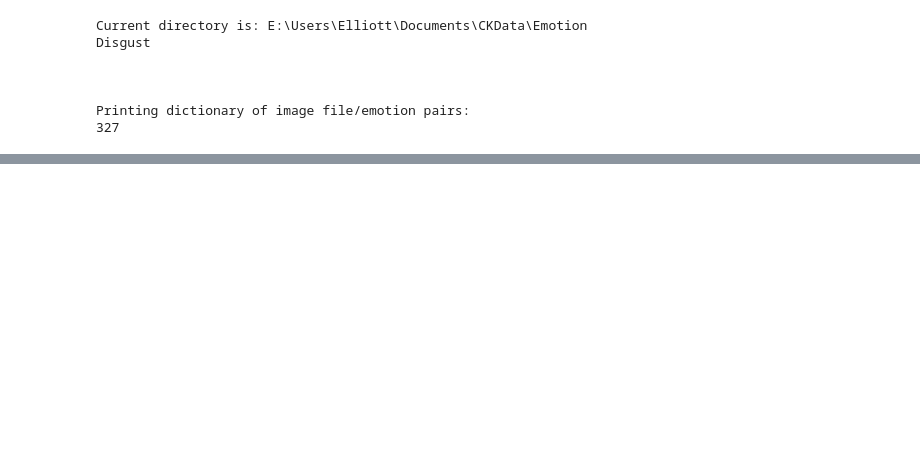
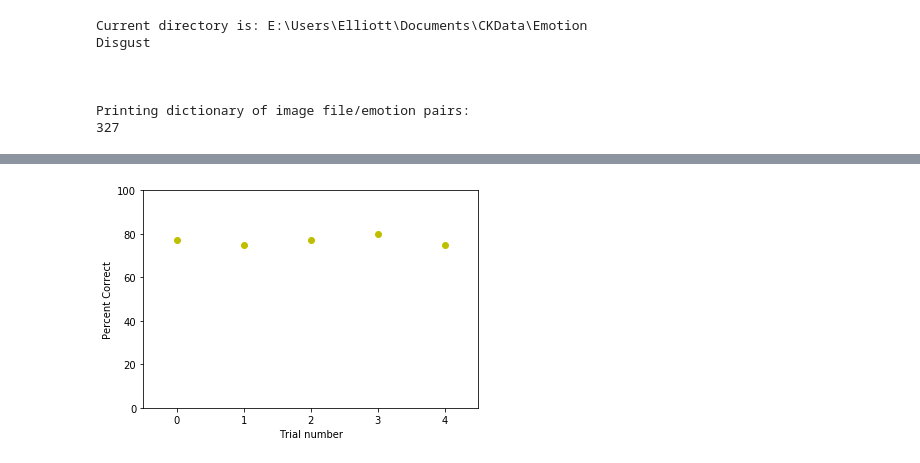
Before and after one commit to Elliott-Ruebush/JRFacialEmotionsProject, a Jupyter notebook: JRFacialEmotions.ipynb, the cells around one changed output, grey strips where cells are left out. Cells and saved outputs as stored; diff of their text form; code cells hidden in the pictures; blank space fills up the shorter version.

Commit message:
Data analysis added

```diff
--- a/JRFacialEmotions.ipynb
+++ b/JRFacialEmotions.ipynb
@@ -196,7 +194,7 @@ def runFisherFaces():
     return ((100*correct)/(correct + incorrect)), incorrectEmotions, correctEmotions
 
 #Now run it
-metascore = []
+fisher_metascore = []
 # confMatrix = {}
 # for emotion in emotionIDList[1:7]:
 #     tempList = []
@@ -213,9 +211,9 @@ for i in range(0,5):
         print("Amount incorrect for emotion(%s): %d" % (emotionIDList[x], amountIncorrect))
         print("Percent of this emotion(%s) gotten incorrect: %.2f\n" % (emotionIDList[x], 100 - percentCorrectForEmotion))
 
-    metascore.append(correct)
-
-print "\nEnd score:", np.mean(metascore), "percent correct!"
+    fisher_metascore.append(correct)
+fisherPercentCorrect = np.mean(fisher_metascore)
+print "\nEnd score:", fisherPercentCorrect, "percent correct!"
 # %% [output]
 Training fisher face classifier...
 Size of training set is: 260 images
@@ -265,7 +263,7 @@ def runEigenFaces():
     return ((100*correct)/(correct + incorrect)), incorrectEmotions, correctEmotions
 
 #Now run it
-metascore = []
+eigen_metascore = []
 # confMatrix = {}
 # for emotion in emotionIDList[1:7]:
 #     tempList = []
@@ -282,9 +280,9 @@ for i in range(0,5):
         print("Amount incorrect for emotion(%s): %d" % (emotionIDList[x], amountIncorrect))
         print("Percent of this emotion(%s) gotten incorrect: %.2f\n" % (emotionIDList[x], 100 - percentCorrectForEmotion))
 
-    metascore.append(correct)
+    eigen_metascore.append(correct)
 
-print "\nAverage score:", np.mean(metascore), "percent correct!"
+print "\nAverage score:", np.mean(eigen_metascore), "percent correct!"
 # %% [output]
 Training eigen face classifier...
 Size of training set is: 260 images
@@ -334,7 +332,7 @@ def runLBPHFaces():
     return ((100*correct)/(correct + incorrect)), incorrectEmotions, correctEmotions
 
 #Now run it
-metascore = []
+LBPHmetascore = []
 # confMatrix = {}
 # for emotion in emotionIDList[1:7]:
 #     tempList = []
@@ -351,9 +349,9 @@ for i in range(0,5):
         print("Amount incorrect for emotion(%s): %d" % (emotionIDList[x], amountIncorrect))
         print("Percent of this emotion(%s) gotten incorrect: %.2f\n" % (emotionIDList[x], 100 - percentCorrectForEmotion))
 
-    metascore.append(correct)
+    LBPHmetascore.append(correct)
 
-print "\nAverage score:", np.mean(metascore), "percent correct!"
+print "\nAverage score:", np.mean(LBPHmetascore), "percent correct!"
 # %% [output]
 Training LBPH face classifier...
 Size of training set is: 260 images
@@ -374,0 +373,60 @@ Average score: 22.8 percent correct!
+# %%
+#Data analysis START
+%matplotlib inline
+from matplotlib import pyplot as plt
+import pandas as pd
+from IPython.display import display
+
+print("Metascore plots\n")
+print("\n\nFisher Metascore Plot")
+plt.plot(fisher_metascore, "yo")
+plt.axis([-.5, 4.5, 0, 100])
+plt.ylabel("Percent Correct")
+plt.xlabel("Trial number")
+plt.show()
+print("Average percent correct for Fisher: %f" % np.mean(fisher_metascore))
+
+print("\n\nEigen Metascore Plot")
+plt.plot(eigen_metascore, "bo")
+plt.axis([-.5, 4.5, 0, 100])
+plt.ylabel("Percent Correct")
+plt.xlabel("Trial number")
+plt.show()
+print("Average percent correct for Eigen: %f" % np.mean(eigen_metascore))
+
+print("\n\nLBPH Metascore Plot")
+plt.plot(LBPHmetascore, "ro")
+plt.axis([-.5, 4.5, 0, 100])
+plt.ylabel("Percent Correct")
+plt.xlabel("Trial number")
+plt.show()
+print("Average percent correct for LBPH: %f" % np.mean(LBPHmetascore))
+
+#print combined
+print("\n\n\nCombined ML Metascore Plot")
+plt.plot(fisher_metascore, "yo", label="Fisher")
+plt.plot(eigen_metascore, "bo")
+plt.plot(LBPHmetascore, "ro")
+plt.ylabel("Percent Correct")
+plt.xlabel("Trial number")
+plt.axis([-.5, 4.5, 0, 100])
+plt.show()
+
+
+surveyFinalNumbers = pd.read_csv("E:\Users\Elliott\Downloads\FinalSurveyData60.csv")
+#Get percents correct from survey
+surveyPercentsCorrectPerImage = []
+for i in range(1, 32):
+    string = "Image %d" % (i)
+    surveyPercentsCorrectPerImage.append(surveyFinalNumbers[string][2])
+
+    #TODO: ADD CHARTS OF INDIVIDUAL EMOTION PERCENTS CORRECT FOR SURVEY
+print("\n\n\n\nPercent Correct for Each Image in the Survey")
+plt.plot(surveyPercentsCorrectPerImage, "o")
+plt.hlines(np.mean(surveyPercentsCorrectPerImage), 0, 35)
+plt.ylabel("Percent Correct")
+plt.xlabel("Image Number")
+plt.show()
+
+print("Average percent correct for humans: %f" % (np.mean(surveyPercentsCorrectPerImage)))
+# %% [output]
@@ -374,0 +438 @@ Average score: 22.8 percent correct!
+[figure, added]
```
Also changed, not shown: parts of 5 cells of this notebook.
